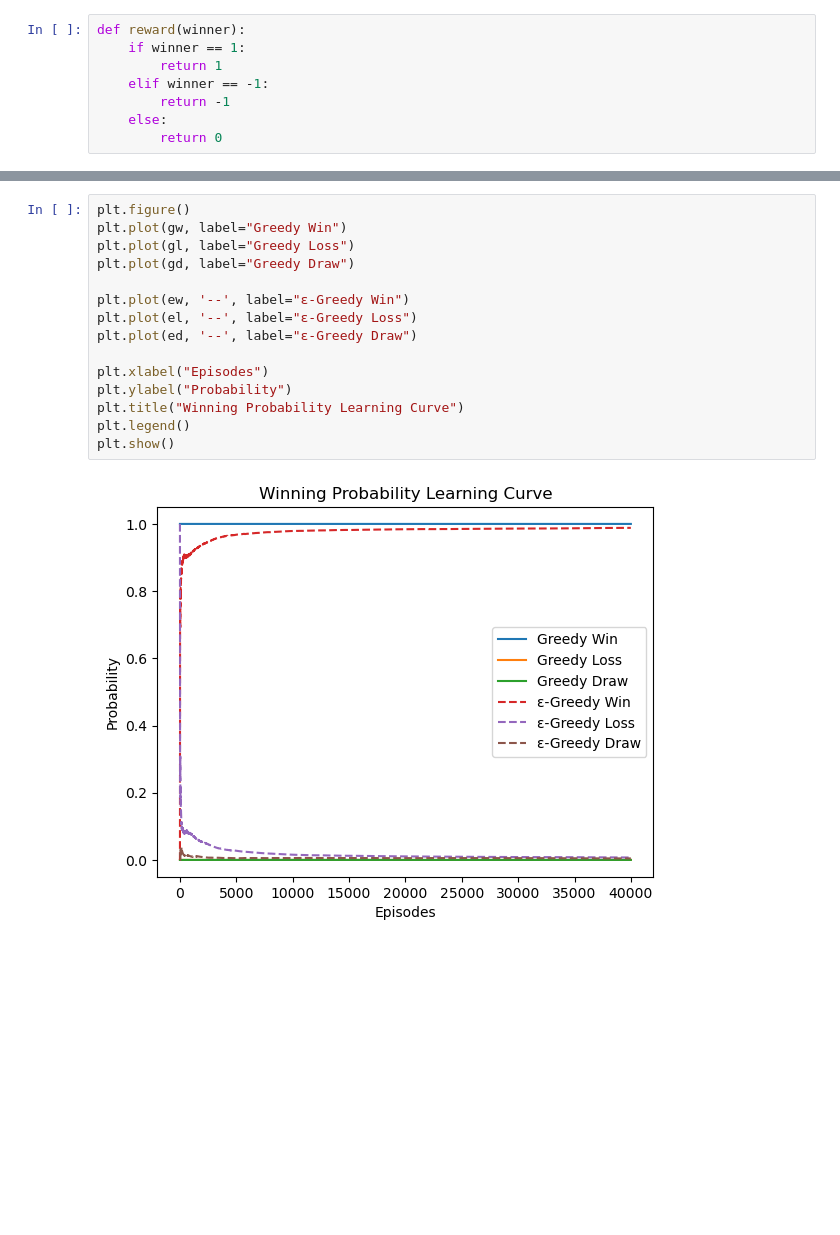
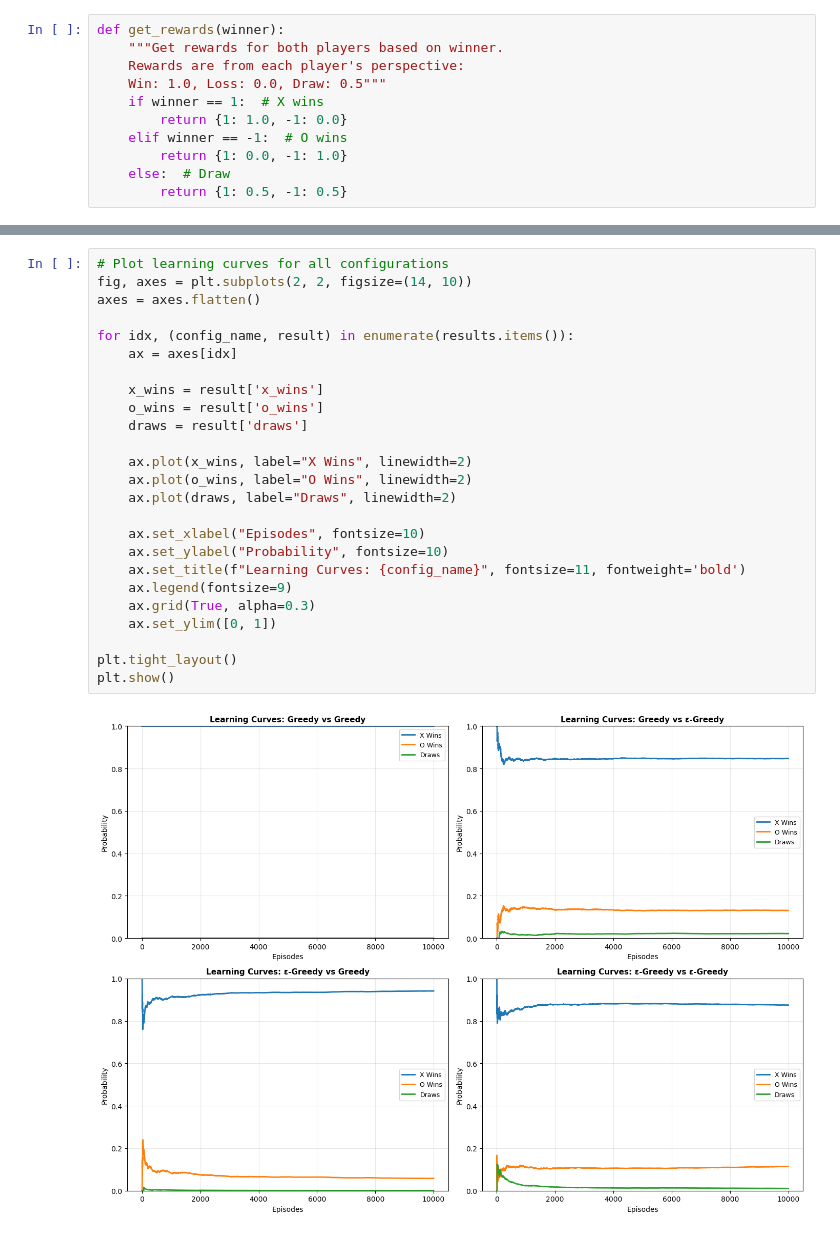
Before and after one commit to THE-DEEPDAS/Reinforcement-Learning-Lab, a Jupyter notebook: 1/final.ipynb, the cells around one changed output, grey strips where cells are left out. Saved outputs shown, nothing was run; the diff lists cells and outputs as text; blank space fills up the shorter version.

```diff
--- a/1/final.ipynb
+++ b/1/final.ipynb
@@ -73,10 +103,13 @@ class RLAgent:
         self.V[s] += self.alpha * (self.V[s_next] - self.V[s])
 # %%
-def reward(winner):
-    if winner == 1:
-        return 1
-    elif winner == -1:
-        return -1
-    else:
-        return 0
+def get_rewards(winner):
+    """Get rewards for both players based on winner.
+    Rewards are from each player's perspective:
+    Win: 1.0, Loss: 0.0, Draw: 0.5"""
+    if winner == 1:  # X wins
+        return {1: 1.0, -1: 0.0}
+    elif winner == -1:  # O wins
+        return {1: 0.0, -1: 1.0}
+    else:  # Draw
+        return {1: 0.5, -1: 0.5}
 # %%
@@ -121,18 +203,28 @@ eps_agent, ew, el, ed = train(eps_agent)
 # %%
-plt.figure()
-plt.plot(gw, label="Greedy Win")
-plt.plot(gl, label="Greedy Loss")
-plt.plot(gd, label="Greedy Draw")
+# Plot learning curves for all configurations
+fig, axes = plt.subplots(2, 2, figsize=(14, 10))
+axes = axes.flatten()
 
-plt.plot(ew, '--', label="ε-Greedy Win")
-plt.plot(el, '--', label="ε-Greedy Loss")
-plt.plot(ed, '--', label="ε-Greedy Draw")
+for idx, (config_name, result) in enumerate(results.items()):
+    ax = axes[idx]
 
-plt.xlabel("Episodes")
-plt.ylabel("Probability")
-plt.title("Winning Probability Learning Curve")
-plt.legend()
+    x_wins = result['x_wins']
+    o_wins = result['o_wins']
+    draws = result['draws']
+
+    ax.plot(x_wins, label="X Wins", linewidth=2)
+    ax.plot(o_wins, label="O Wins", linewidth=2)
+    ax.plot(draws, label="Draws", linewidth=2)
+
+    ax.set_xlabel("Episodes", fontsize=10)
+    ax.set_ylabel("Probability", fontsize=10)
+    ax.set_title(f"Learning Curves: {config_name}", fontsize=11, fontweight='bold')
+    ax.legend(fontsize=9)
+    ax.grid(True, alpha=0.3)
+    ax.set_ylim([0, 1])
+
+plt.tight_layout()
 plt.show()
 # %% [output]
-[figure, old version]
+[figure, new version]
 # %%
```
Also changed, not shown: parts of 8 cells of this notebook.
